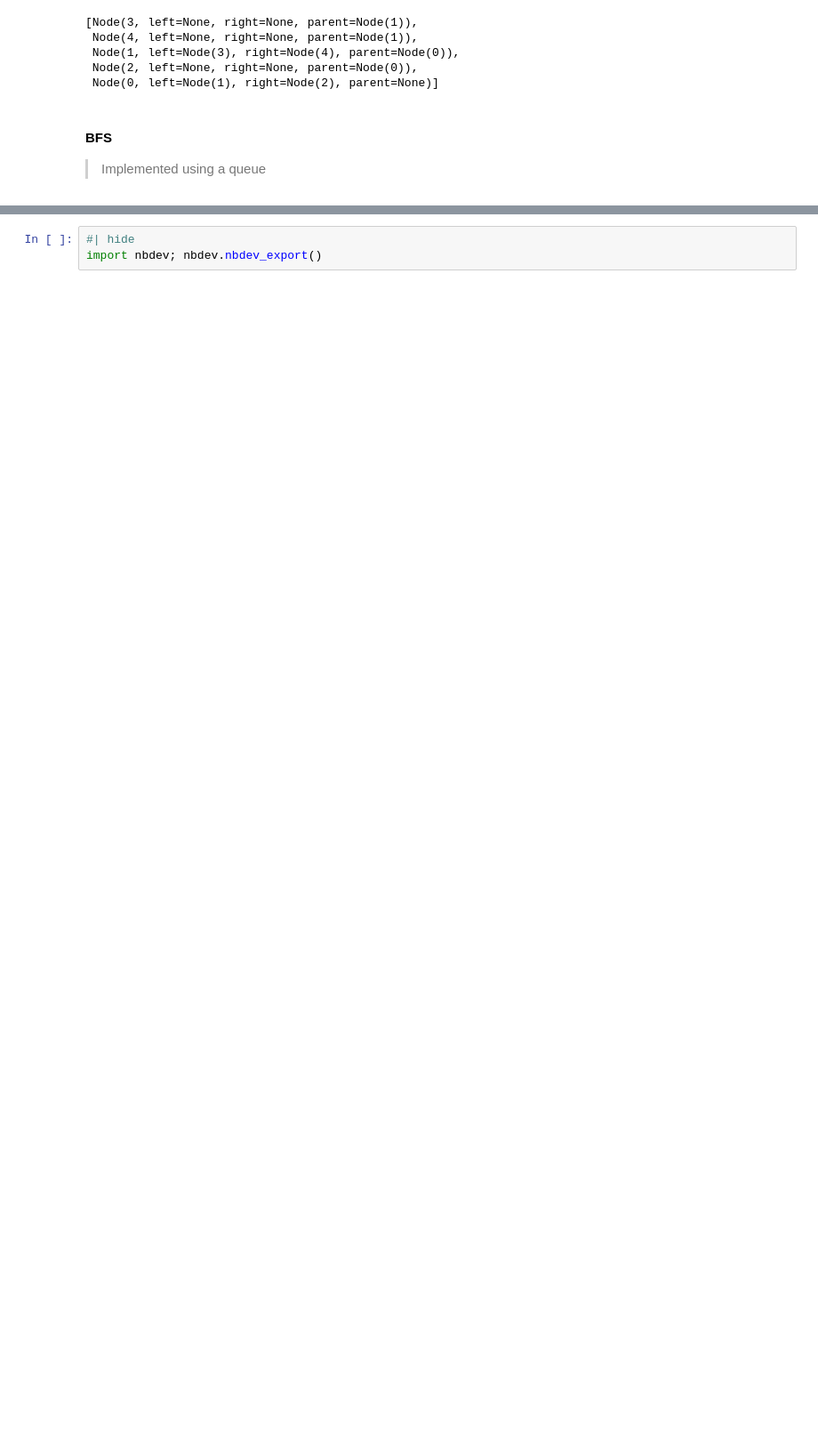
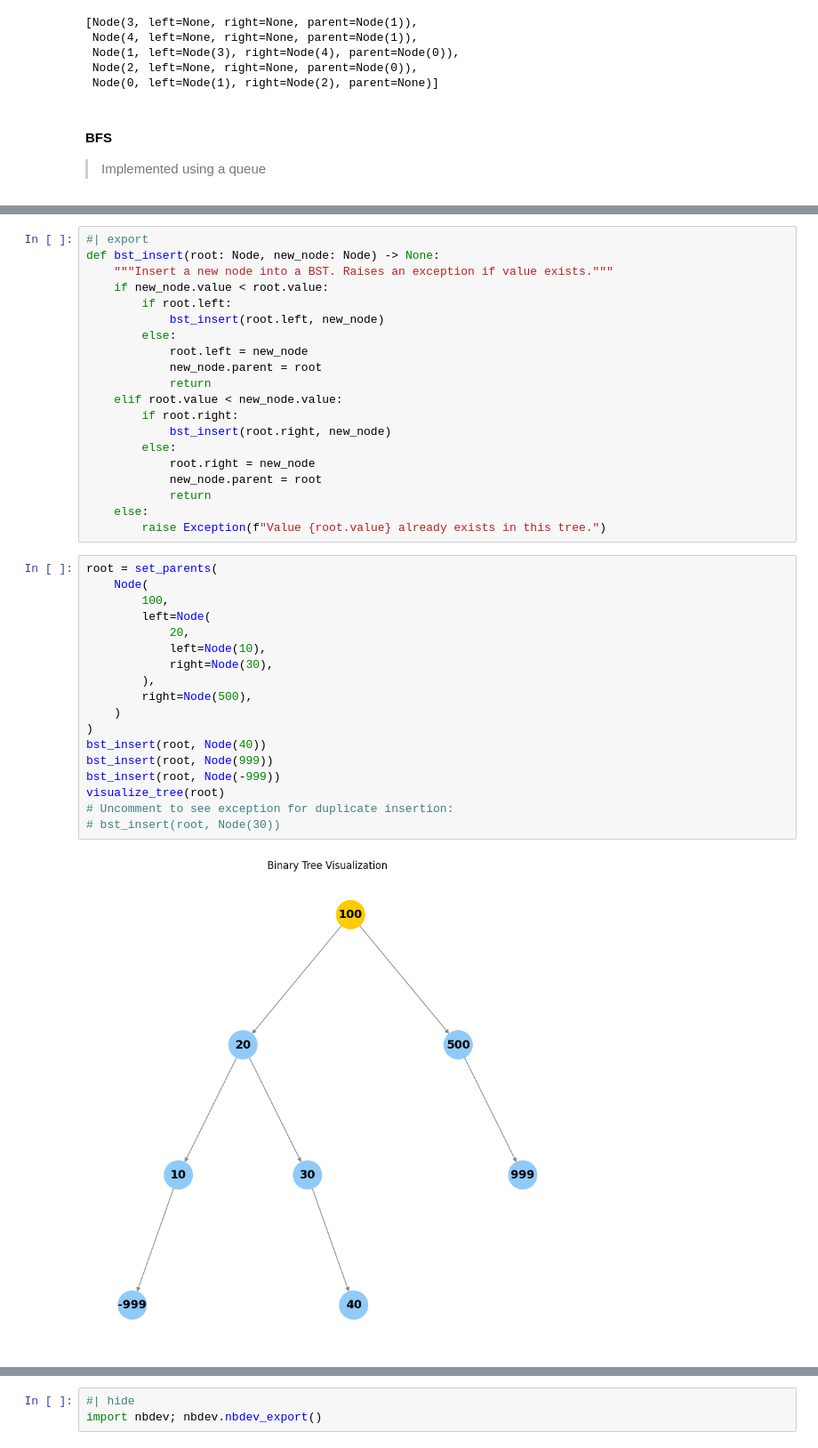
Before and after one commit to BrunodsLilly/ElitePython, a Jupyter notebook: nbs/Data Structures/Binary Trees/binary_trees.ipynb, the cells around one changed output, grey strips where cells are left out. Shown at 89% size. Drawn from its saved outputs; the diff is of its cells as text; blank space fills up the shorter version.

```diff
--- a/nbs/Data Structures/Binary Trees/binary_trees.ipynb
+++ b/nbs/Data Structures/Binary Trees/binary_trees.ipynb
@@ -530,0 +525,40 @@ When you need to maintain a traversable, sorted stream of data you can search, i
+# %%
+#| export
+def bst_insert(root: Node, new_node: Node) -> None:
+    """Insert a new node into a BST. Raises an exception if value exists."""
+    if new_node.value < root.value:
+        if root.left:
+            bst_insert(root.left, new_node)
+        else:
+            root.left = new_node
+            new_node.parent = root
+            return
+    elif root.value < new_node.value:
+        if root.right:
+            bst_insert(root.right, new_node)
+        else:
+            root.right = new_node
+            new_node.parent = root
+            return
+    else:
+        raise Exception(f"Value {root.value} already exists in this tree.")
+# %%
+root = set_parents(
+    Node(
+        100,
+        left=Node(
+            20,
+            left=Node(10),
+            right=Node(30),
+        ),
+        right=Node(500),
+    )
+)
+bst_insert(root, Node(40))
+bst_insert(root, Node(999))
+bst_insert(root, Node(-999))
+visualize_tree(root)
+# Uncomment to see exception for duplicate insertion:
+# bst_insert(root, Node(30))
+# %% [output]
+[figure, added]
```
Also changed, not shown: parts of 58 cells of this notebook, 3 other files.
